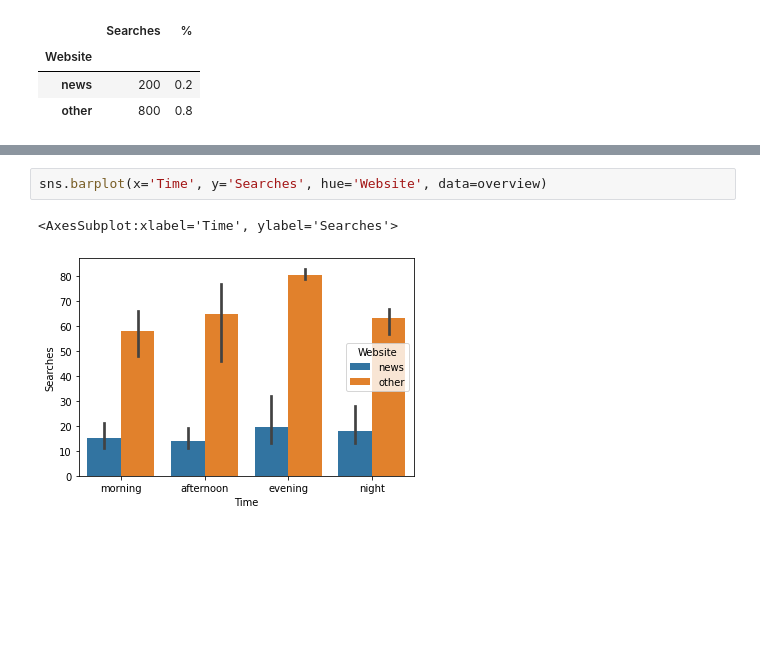
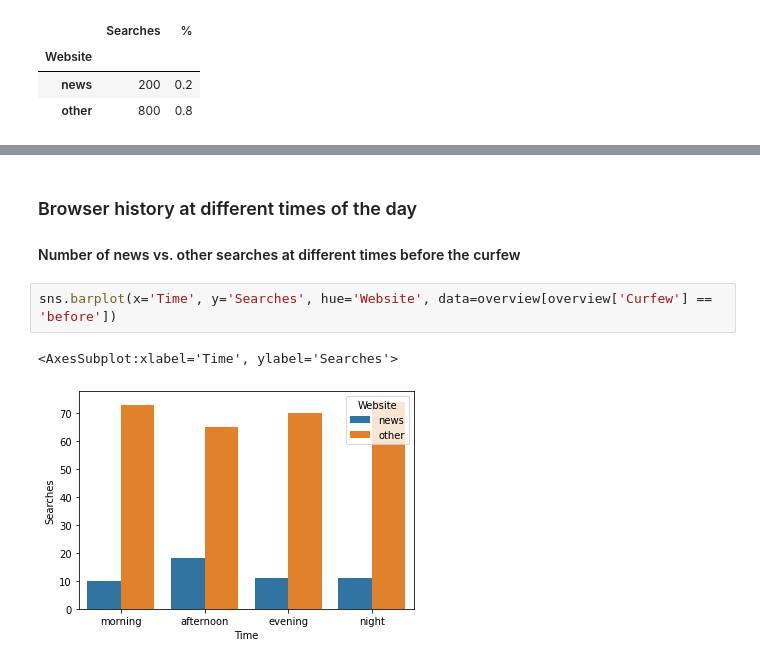
Before and after one commit to UtrechtUniversity/port-poc, a Jupyter notebook: data_extractor/demo_google_search_history.ipynb, the cells around one changed output, grey strips where cells are left out. Drawn from its saved outputs; the diff is of its cells as text; blank space fills up the shorter version.

Commit message:
update simulation script, simulated data, and demo

```diff
--- a/data_extractor/demo_google_search_history.ipynb
+++ b/data_extractor/demo_google_search_history.ipynb
@@ -116,5 +119,8 @@ sns.barplot(x='Curfew', y='Searches', hue='Website', data=overview)
+# %% [markdown]
+### Browser history at different times of the day
+#### Number of news vs. other searches at different times before the curfew
 # %%
-sns.barplot(x='Time', y='Searches', hue='Website', data=overview)
+sns.barplot(x='Time', y='Searches', hue='Website', data=overview[overview['Curfew'] == 'before'])
 # %% [output]
 <AxesSubplot:xlabel='Time', ylabel='Searches'>
-[figure, old version]
+[figure, new version]
```
Also changed, not shown: parts of 10 cells of this notebook, 2 other files.
